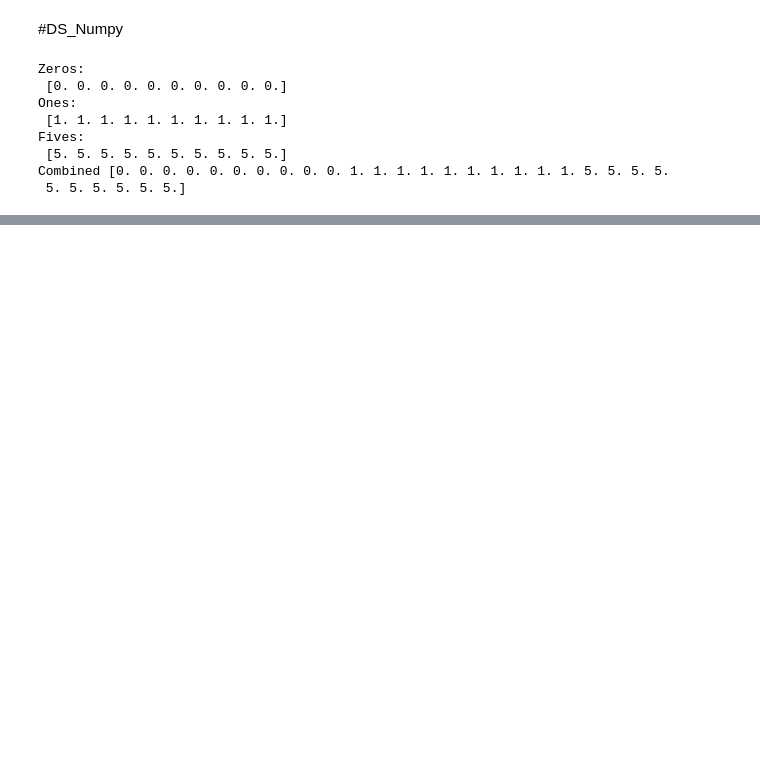
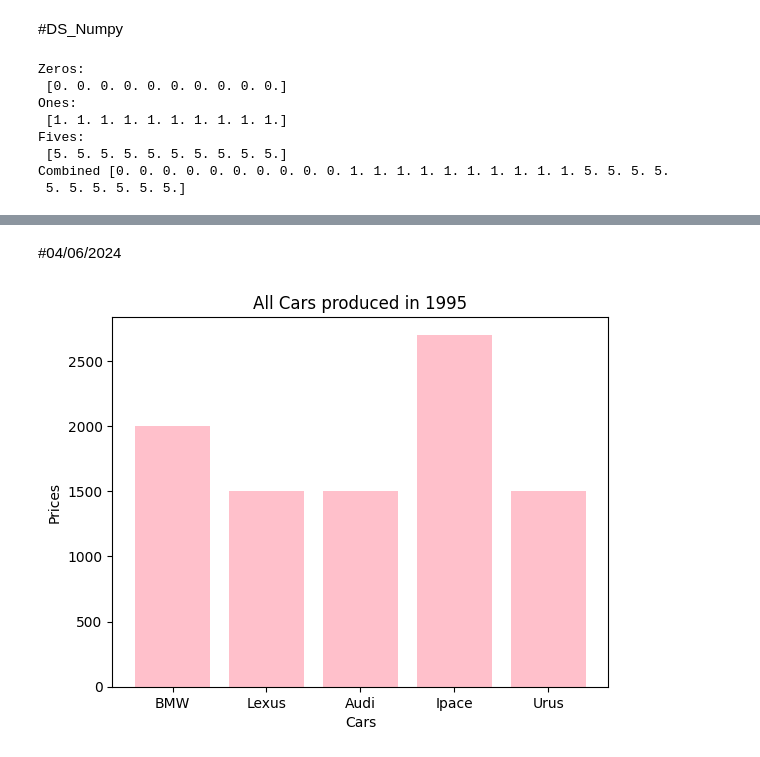
Before and after one commit to code-r28/Coding-Practice, a Jupyter notebook: Coding_Practice.ipynb, the cells around one changed output, grey strips where cells are left out. Saved outputs shown, nothing was run; the diff lists cells and outputs as text; code cells hidden in the pictures; blank space fills up the shorter version.

```diff
--- a/Coding_Practice.ipynb
+++ b/Coding_Practice.ipynb
@@ -407,0 +535,15 @@ print(output_array)
+# %% [markdown]
+#04/06/2024
+# %%
+import numpy as np
+import matplotlib.pyplot as plt
+Car=['BMW','Lexus','Audi','Ipace','Urus']
+reg_price=[2000,1500,1500,2700,1500]
+
+plt.bar(Car, reg_price, color="pink")
+plt.title("All Cars produced in 1995")
+plt.xlabel('Cars')
+plt.ylabel('Prices')
+plt.show()
+# %% [output]
+[figure, added]
```
Also changed, not shown: parts of 30 cells of this notebook.
